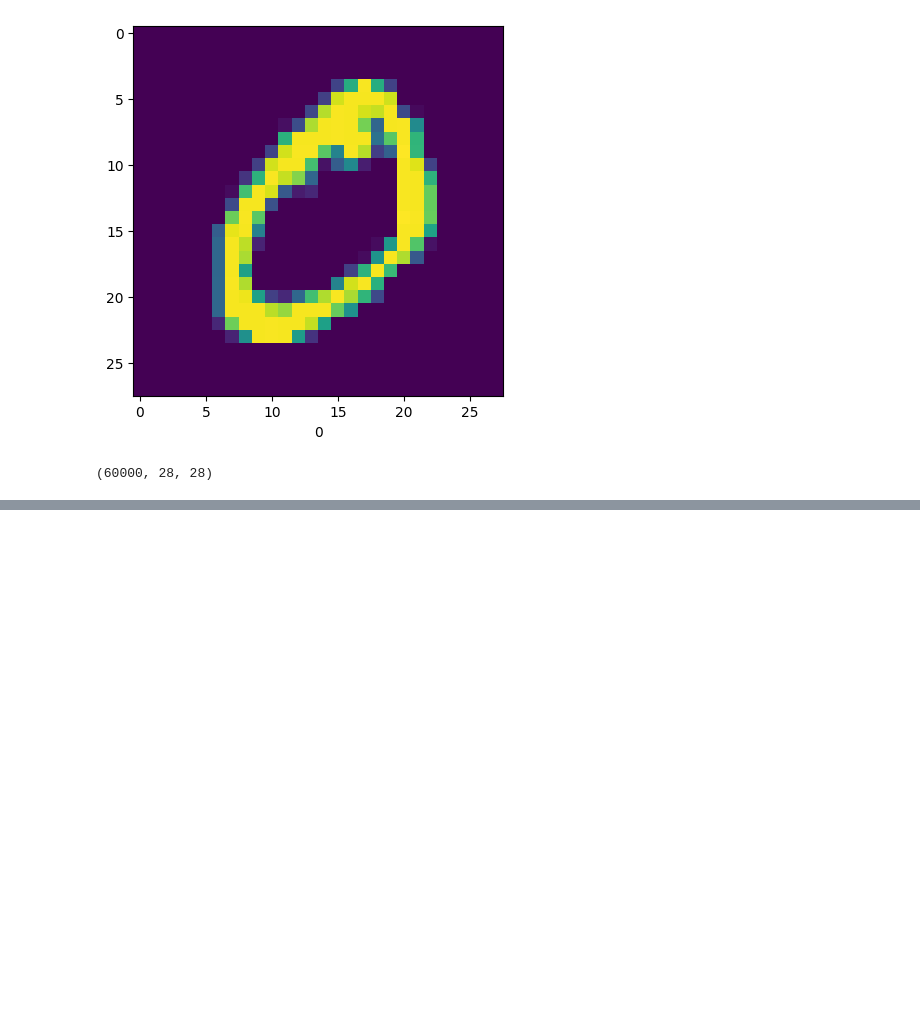
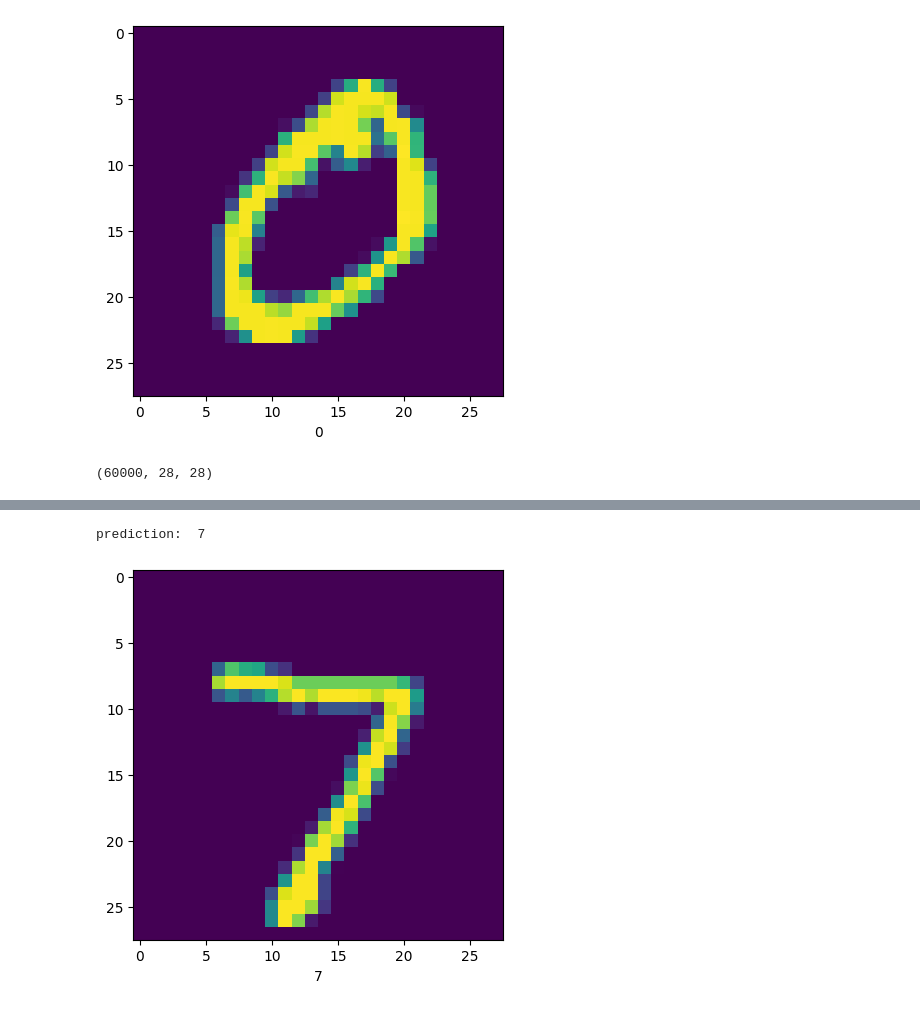
Before and after one commit to cmd-cosmos/ml-algorithms, a Jupyter notebook: Deep-Learning/Neural-Networks/CNN/mnist.ipynb, the cells around one changed output, grey strips where cells are left out. Drawn from its saved outputs; the diff is of its cells as text; code cells hidden in the pictures; blank space fills up the shorter version.

```diff
--- a/Deep-Learning/Neural-Networks/CNN/mnist.ipynb
+++ b/Deep-Learning/Neural-Networks/CNN/mnist.ipynb
@@ -62,7 +64,7 @@ model = keras.models.Sequential([
     #Dense - classifier
     keras.layers.Flatten(),
     keras.layers.Dense(64, activation='relu'),
-    keras.layers.Dense(10, activation='softmax')
+    keras.layers.Dense(10, activation='sigmoid')
 ])
 
 model.compile(
@@ -76,0 +104,4 @@ ValueError: Input 0 of layer "conv2d" is incompatible with the layer: expected m
+# %%
+preds = model.predict(X_test)
+predictions = [np.argmax(prob) for prob in preds ]
+predictions[:5]
@@ -76,0 +111,6 @@ ValueError: Input 0 of layer "conv2d" is incompatible with the layer: expected m
+# %%
+print("prediction: " ,predictions[0])
+plot(X_test, y_test, 0)
+# %% [output]
+prediction:  7
+[figure, added]
```
Also changed, not shown: parts of 6 cells of this notebook.
